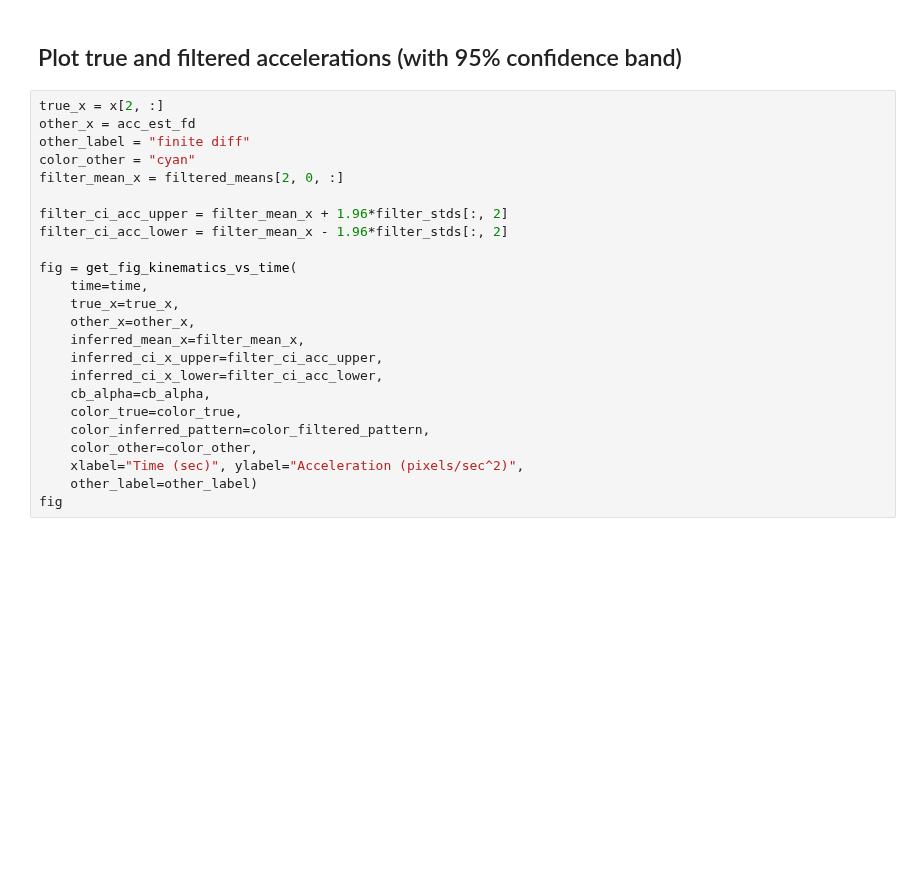
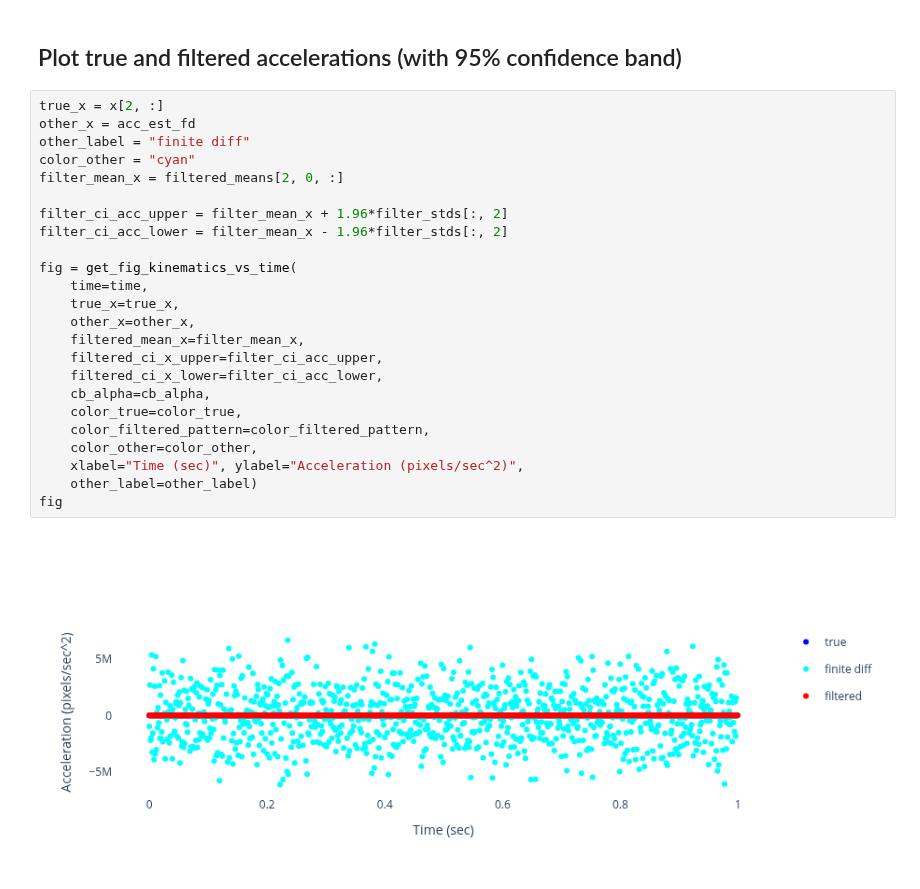
Before and after one commit to joacorapela/lds_itba_2026, a Jupyter notebook: code/notebooks/exercises/plotBatchFilterSimulated1DTrajectoryDWPA.ipynb, the cells around one changed output. Cells and saved outputs as stored; diff of their text form; blank space fills up the shorter version.

```diff
--- a/code/notebooks/exercises/plotBatchFilterSimulated1DTrajectoryDWPA.ipynb
+++ b/code/notebooks/exercises/plotBatchFilterSimulated1DTrajectoryDWPA.ipynb
@@ -271,24 +235,26 @@ fig
 # %%
 true_x = x[2, :]
 other_x = acc_est_fd
 other_label = "finite diff"
 color_other = "cyan"
 filter_mean_x = filtered_means[2, 0, :]
 
 filter_ci_acc_upper = filter_mean_x + 1.96*filter_stds[:, 2]
 filter_ci_acc_lower = filter_mean_x - 1.96*filter_stds[:, 2]
 
 fig = get_fig_kinematics_vs_time(
     time=time,
     true_x=true_x,
     other_x=other_x,
-    inferred_mean_x=filter_mean_x,
-    inferred_ci_x_upper=filter_ci_acc_upper,
-    inferred_ci_x_lower=filter_ci_acc_lower,
+    filtered_mean_x=filter_mean_x,
+    filtered_ci_x_upper=filter_ci_acc_upper,
+    filtered_ci_x_lower=filter_ci_acc_lower,
     cb_alpha=cb_alpha,
     color_true=color_true,
-    color_inferred_pattern=color_filtered_pattern,
+    color_filtered_pattern=color_filtered_pattern,
     color_other=color_other,
     xlabel="Time (sec)", ylabel="Acceleration (pixels/sec^2)",
     other_label=other_label)
 fig
+# %% [output]
+[figure, added]
```
Also changed, not shown: parts of 10 cells of this notebook, 9 other files.
